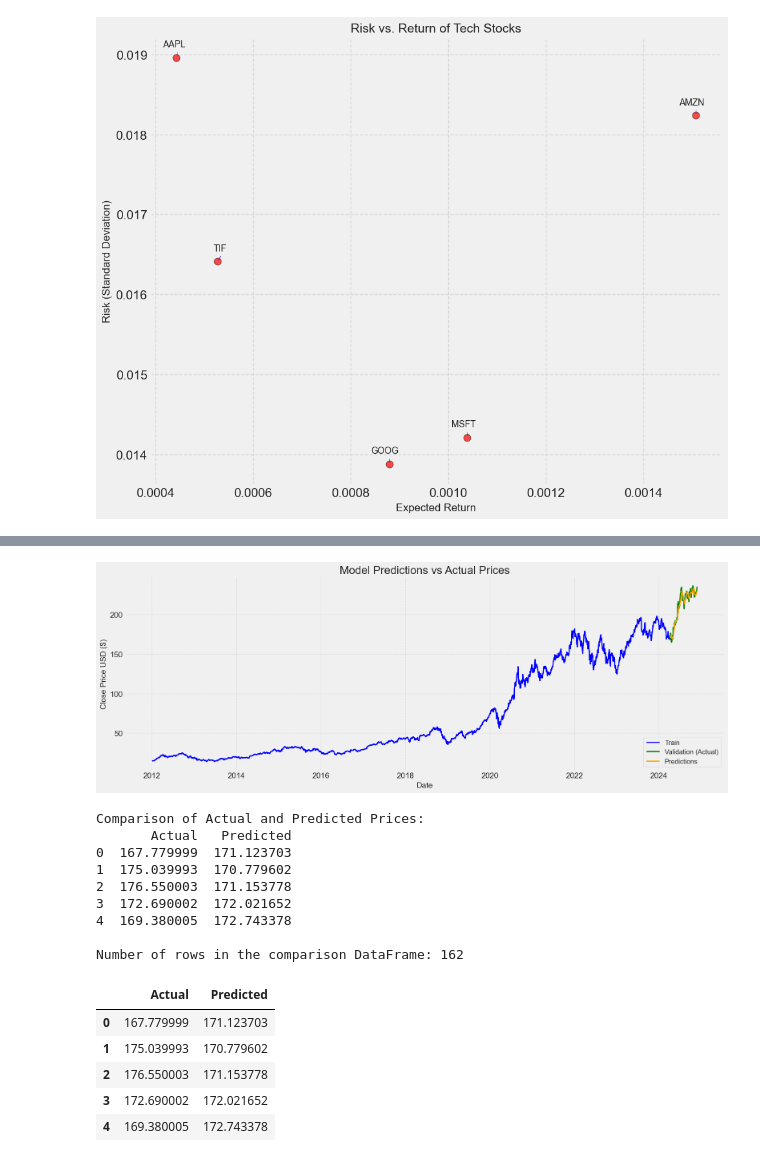
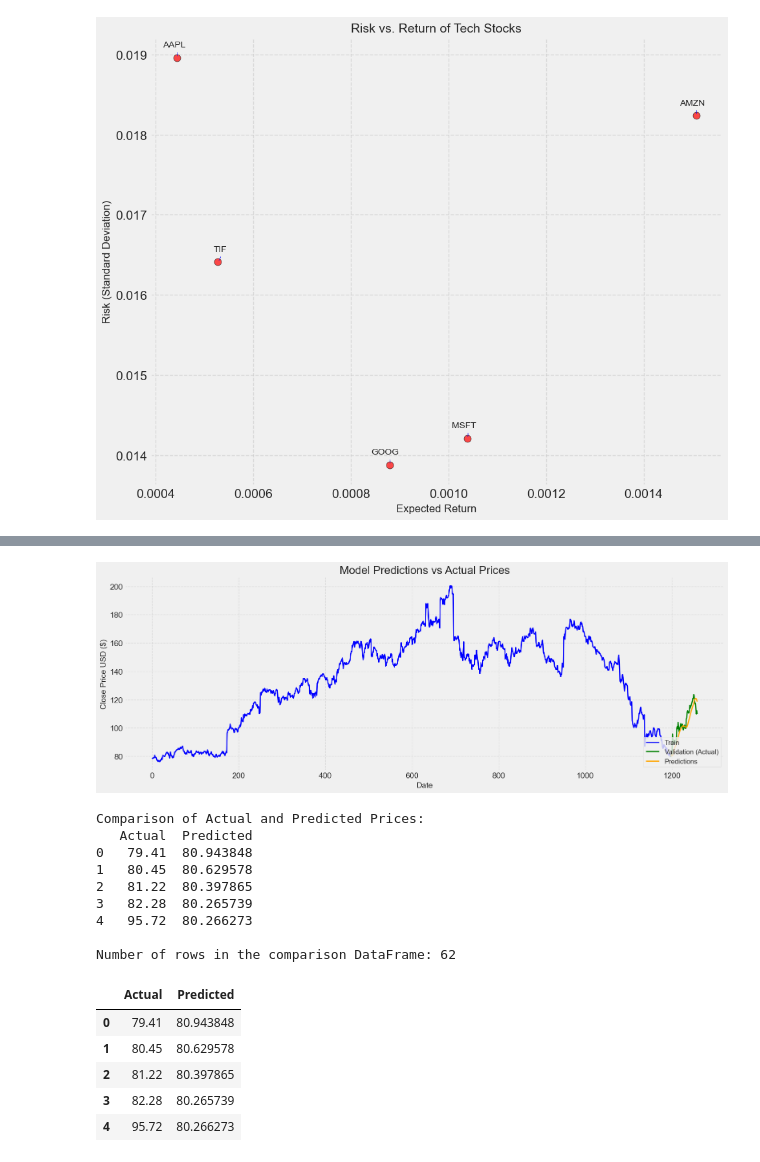
Before and after one commit to junior-stack/Big-data-project, a Jupyter notebook: Stock_Market_Analysis_Spark.ipynb, the cells around one changed output, grey strips where cells are left out. Cells and saved outputs as stored; diff of their text form; code cells hidden in the pictures.

Commit message:
make model read data from kaggle dataset

```diff
--- a/Stock_Market_Analysis_Spark.ipynb
+++ b/Stock_Market_Analysis_Spark.ipynb
@@ -24,19 +60,19 @@ from pyspark.sql import SparkSession
 from pyspark.sql import functions as F
 
 # Initialize Spark Session
+spark = (
+    SparkSession.builder
+    .appName("StockDataAnalysis")
+    .master("spark://172.17.9.57:7077")
+    .getOrCreate()
+)
+
 # spark = (
 #     SparkSession.builder
 #     .appName("StockDataAnalysis")
-#     .master("spark://172.17.6.255:7077")
+#     .master("local[*]")  # Use local mode with all available cores
 #     .getOrCreate()
 # )
-
-spark = (
-    SparkSession.builder
-    .appName("StockDataAnalysis")
-    .master("local[*]")  # Use local mode with all available cores
-    .getOrCreate()
-)
 
 # Set up plotting styles
 sns.set_style('whitegrid')
@@ -512,9 +483,6 @@ plt.show()
 # %%
-# Create a new DataFrame with only the 'Close' column
-data = df[['Close']]
-
 # Convert the DataFrame to a numpy array
-dataset = data.values
+dataset = np.expand_dims(cleaned_closing_df['AAPL'].to_numpy(), axis=1)
 
 # Check if the dataset is empty
 if dataset.size == 0:
@@ -729,0 +686,4 @@ Prediction: 172.74, Actual: 169.38
+# %%
+b = pd.Series(predictions.reshape((len(predictions))))
+b.index = pd.RangeIndex(start=1197, stop=1259, step=1)
+b
@@ -730,25 +703,26 @@ Prediction: 172.74, Actual: 169.38
 # %%
 # Separate the training data
 train = data[:training_data_len]
 
 # Separate the validation data and add predictions
 valid = data[training_data_len:].copy()
-valid['Predictions'] = predictions
+Predictions = pd.Series(predictions.reshape(len(predictions)))
+Predictions = pd.RangeIndex(start=1197, stop=1259, step=1)
 
 # Plot the data
 plt.figure(figsize=(16, 6))
 plt.title('Model Predictions vs Actual Prices', fontsize=20)
 plt.xlabel('Date', fontsize=14)
 plt.ylabel('Close Price USD ($)', fontsize=14)
-plt.plot(train['Close'], label='Train', color='blue', linewidth=2)
-plt.plot(valid['Close'], label='Validation (Actual)', color='green', linewidth=2)
-plt.plot(valid['Predictions'], label='Predictions', color='orange', linewidth=2)
+plt.plot(train, label='Train', color='blue', linewidth=2)
+plt.plot(valid, label='Validation (Actual)', color='green', linewidth=2)
+plt.plot(b, label='Predictions', color='orange', linewidth=2)
 plt.legend(loc='lower right', fontsize=12)
 plt.grid(True, linestyle='--', alpha=0.5)
 plt.tight_layout()
 plt.show()
 # %% [output]
-[figure, old version]
+[figure, new version]
 # %%
 # Create a DataFrame to compare actual and predicted prices
 valid = pd.DataFrame({
@@ -767,17 +741,17 @@ print(f"\nNumber of rows in the comparison DataFrame: {valid.shape[0]}")
 valid.head()
 # %% [output]
 Comparison of Actual and Predicted Prices:
-       Actual   Predicted
-0  167.779999  171.123703
-1  175.039993  170.779602
-2  176.550003  171.153778
-3  172.690002  172.021652
-4  169.380005  172.743378
+   Actual  Predicted
+0   79.41  80.943848
+1   80.45  80.629578
+2   81.22  80.397865
+3   82.28  80.265739
+4   95.72  80.266273
 
-Number of rows in the comparison DataFrame: 162
+Number of rows in the comparison DataFrame: 62
 |  | Actual | Predicted |
-| 0 | 167.779999 | 171.123703 |
-| 1 | 175.039993 | 170.779602 |
-| 2 | 176.550003 | 171.153778 |
-| 3 | 172.690002 | 172.021652 |
-| 4 | 169.380005 | 172.743378 |
+| 0 | 79.41 | 80.943848 |
+| 1 | 80.45 | 80.629578 |
+| 2 | 81.22 | 80.397865 |
+| 3 | 82.28 | 80.265739 |
+| 4 | 95.72 | 80.266273 |
```
Also changed, not shown: parts of 13 cells of this notebook.
